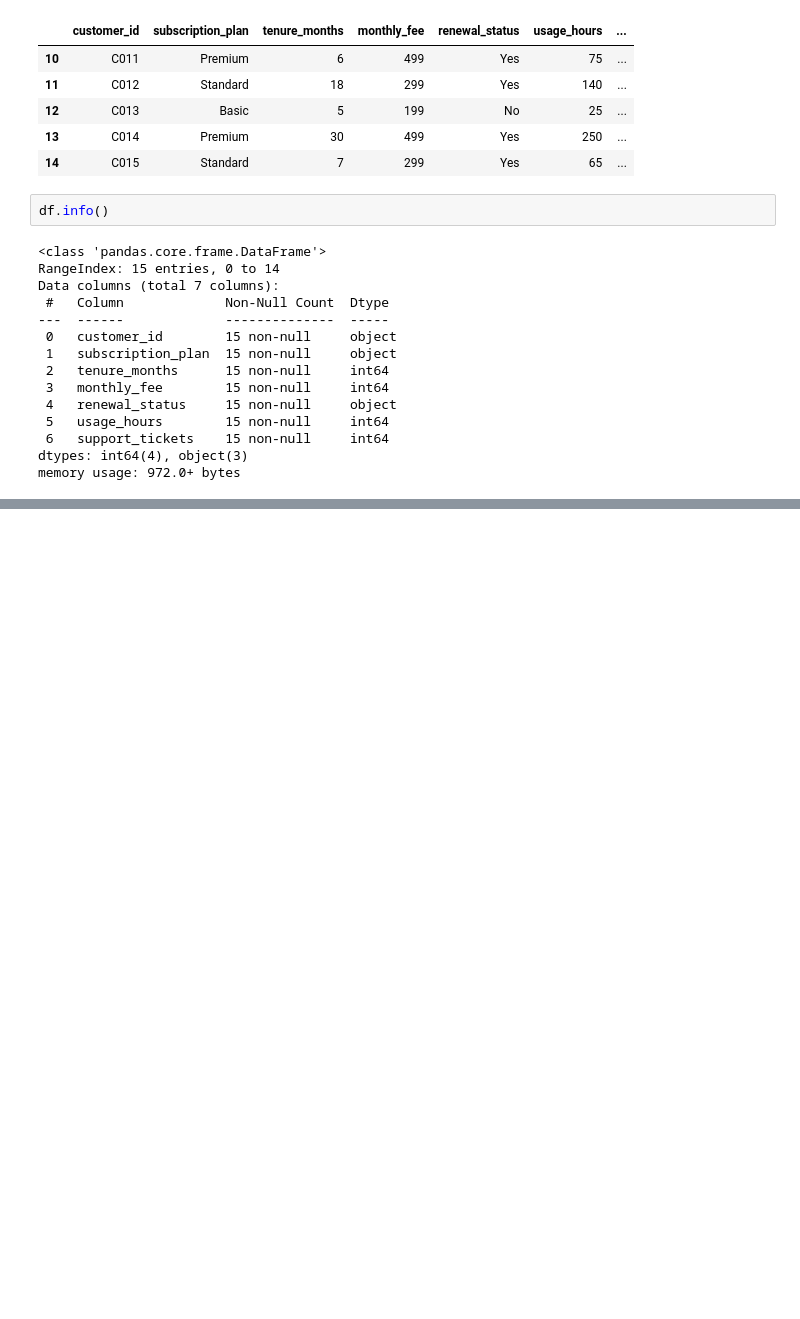
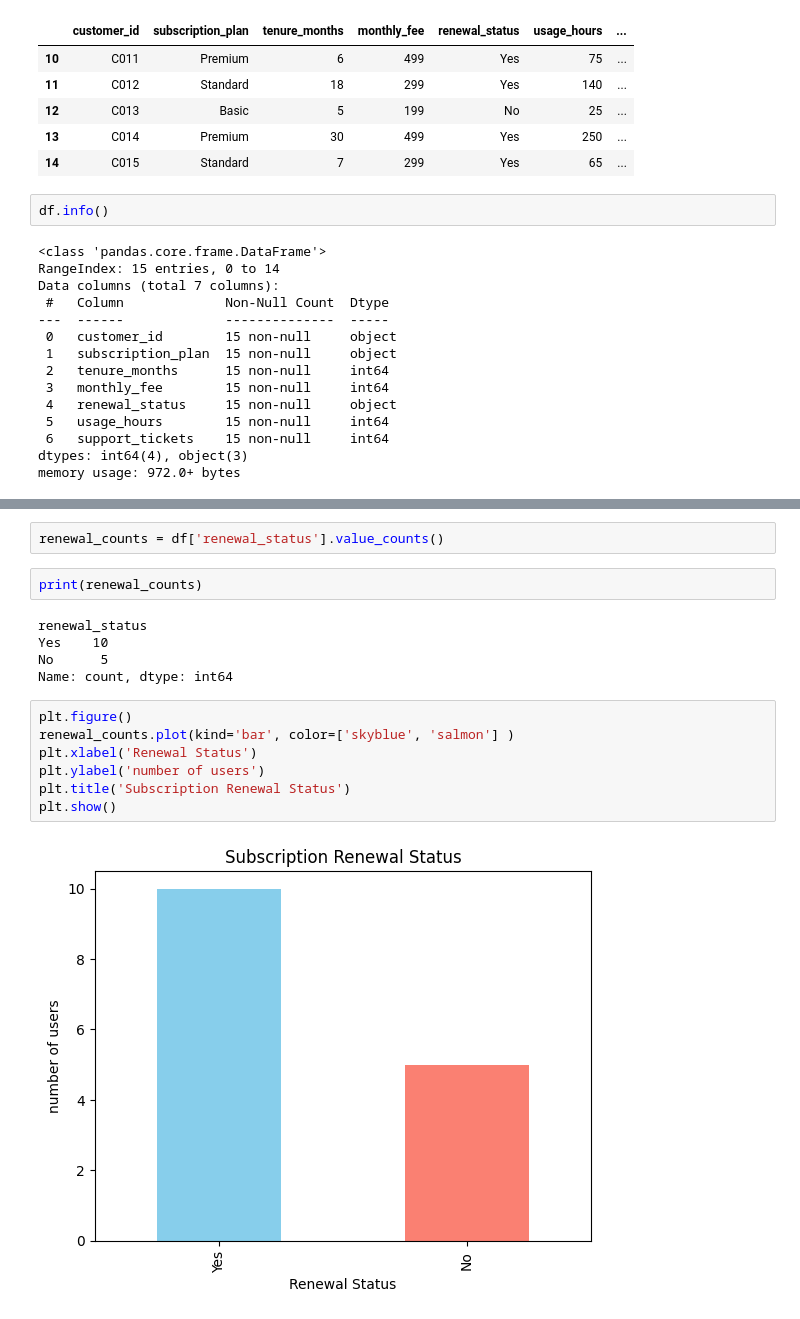
Before and after one commit to sk2337138-cyber/online-subscription-eda, a Jupyter notebook: project.ipynb, the cells around one changed output, grey strips where cells are left out. Drawn from its saved outputs; the diff is of its cells as text; blank space fills up the shorter version.

```diff
--- a/project.ipynb
+++ b/project.ipynb
@@ -43,0 +65,18 @@ df.describe()
+# %%
+renewal_counts = df['renewal_status'].value_counts()
+# %%
+print(renewal_counts)
+# %% [output]
+renewal_status
+Yes    10
+No      5
+Name: count, dtype: int64
+# %%
+plt.figure()
+renewal_counts.plot(kind='bar', color=['skyblue', 'salmon'] )
+plt.xlabel('Renewal Status')
+plt.ylabel('number of users')
+plt.title('Subscription Renewal Status')
+plt.show()
+# %% [output]
+[figure, added]
```
Also changed, not shown: parts of 6 cells of this notebook.
